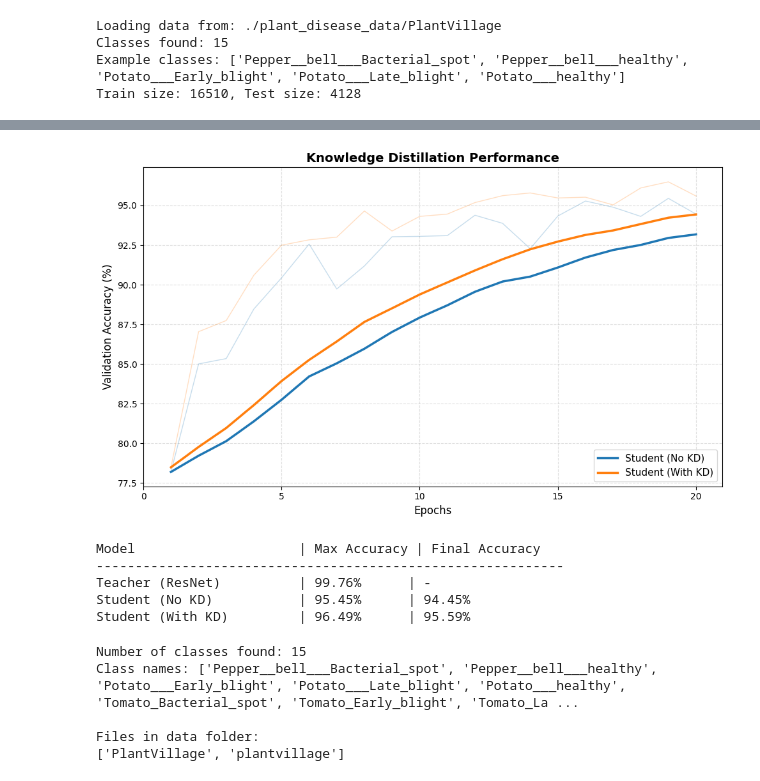
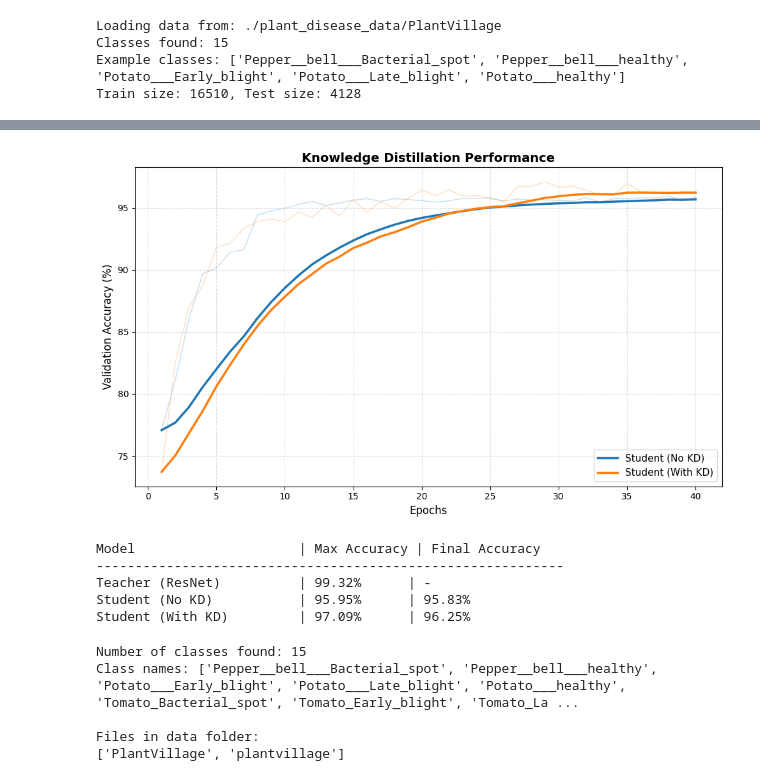
Before and after one commit to SelenArikan/Plant, a Jupyter notebook: Plant.ipynb, the cells around one changed output, grey strips where cells are left out. Saved outputs shown, nothing was run; the diff lists cells and outputs as text; code cells hidden in the pictures.

Commit message:
Epoch güncelleme

```diff
--- a/Plant.ipynb
+++ b/Plant.ipynb
@@ -198,7 +199,7 @@ print("--- Training Teacher (ResNet18 - Full Fine Tuning) ---")
 
 optimizer_teacher = optim.Adam(teacher.parameters(), lr=1e-4)
 criterion_ce = nn.CrossEntropyLoss()
-epochs_teacher = 20
+epochs_teacher = 40
 
 for epoch in range(epochs_teacher):
     loss, acc = train_model(teacher, train_loader, optimizer_teacher, criterion_ce, device)
@@ -227,13 +228,19 @@ Teacher Training Complete. Final Accuracy: 99.76%
 # %%
 student_scratch = StudentCNN(num_classes).to(device)
 optimizer_scratch = optim.Adam(student_scratch.parameters(), lr=0.001)
+scheduler = torch.optim.lr_scheduler.StepLR(optimizer_scratch, step_size=7, gamma=0.1)
+
 criterion_ce = nn.CrossEntropyLoss()
 history_scratch = []
+epochs = 40
 
 for epoch in range(epochs):
     loss, acc = train_model(student_scratch, train_loader, optimizer_scratch, criterion_ce, device)
     val_acc = evaluate_model(student_scratch, test_loader, device)
     history_scratch.append(val_acc)
+
     print(f"Student(No KD) Epoch {epoch+1}/{epochs} | Loss: {loss:.4f} | Train Acc: {acc:.2f}% | Val Acc: {val_acc:.2f}%")
-    scheduler = torch.optim.lr_scheduler.StepLR(optimizer_kd, step_size=7, gamma=0.1)
+
+
+    scheduler.step()
 # %% [output]
@@ -260,13 +264,14 @@ Student(No KD) Epoch 20/20 | Loss: 0.1804 | Train Acc: 94.05% | Val Acc: 94.45%
 # %%
 student_kd = StudentCNN(num_classes).to(device)
 optimizer_kd = optim.Adam(student_kd.parameters(), lr=0.001)
+scheduler = torch.optim.lr_scheduler.StepLR(optimizer_kd, step_size=7, gamma=0.1)
 kd_criterion = DistillationLoss(temperature=4.0, alpha=0.7)
 history_kd = []
+epochs = 40
 
 for epoch in range(epochs):
     loss, acc = train_model(student_kd, train_loader, optimizer_kd, kd_criterion, device, teacher_model=teacher)
     val_acc = evaluate_model(student_kd, test_loader, device)
     history_kd.append(val_acc)
     print(f"Student(KD) Epoch {epoch+1}/{epochs} | Loss: {loss:.4f} | Train Acc: {acc:.2f}% | Val Acc: {val_acc:.2f}%")
-    scheduler = torch.optim.lr_scheduler.StepLR(optimizer_kd, step_size=7, gamma=0.1)
 # %% [output]
@@ -296,47 +298,41 @@ import matplotlib.pyplot as plt
 import numpy as np
 
 def smooth_curve(points, factor=0.85):
-    """
-    Veriyi yumuşatmak için Exponential Moving Average (EMA) uygular.
-    factor: 0.0 ile 1.0 arasında olmalıdır.
-    0.9 çok pürüzsüz yapar, 0.6 daha az pürüzsüz yapar.
-    Akademik grafikler için genelde 0.8 - 0.9 arası kullanılır.
-    """
     smoothed_points = []
     for point in points:
         if smoothed_points:
             previous = smoothed_points[-1]
             smoothed_points.append(previous * factor + point * (1 - factor))
         else:
             smoothed_points.append(point)
     return smoothed_points
 epochs_range = range(1, len(history_scratch) + 1)
 smooth_scratch = smooth_curve(history_scratch, factor=0.85)
 smooth_kd = smooth_curve(history_kd, factor=0.85)
 plt.figure(figsize=(10, 6), dpi=100)
 plt.plot(epochs_range, history_scratch, color='tab:blue', alpha=0.25, linewidth=1)
-plt.plot(epochs_range, history_kd, color='tab:orange', alpha=0.25, linewidth=1
+plt.plot(epochs_range, history_kd, color='tab:orange', alpha=0.25, linewidth=1)
 plt.plot(epochs_range, smooth_scratch, label='Student (No KD)', color='tab:blue', linewidth=2.5)
 plt.plot(epochs_range, smooth_kd, label='Student (With KD)', color='tab:orange', linewidth=2.5)
 plt.title('Knowledge Distillation Performance', fontsize=14, fontweight='bold')
 plt.xlabel('Epochs', fontsize=12)
 plt.ylabel('Validation Accuracy (%)', fontsize=12)
 plt.legend(fontsize=11, loc='lower right')
 plt.grid(True, alpha=0.4, linestyle='--')
 plt.xticks(np.arange(0, len(history_scratch)+1, 5))
 
 plt.tight_layout()
 plt.show()
 print(f"{'Model':<25} | {'Max Accuracy':<10} | {'Final Accuracy':<10}")
 print("-" * 60)
 print(f"{'Teacher (ResNet)':<25} | {evaluate_model(teacher, test_loader, device):.2f}%      | -")
 print(f"{'Student (No KD)':<25} | {max(history_scratch):.2f}%      | {history_scratch[-1]:.2f}%")
 print(f"{'Student (With KD)':<25} | {max(history_kd):.2f}%      | {history_kd[-1]:.2f}%")
 # %% [output]
-[figure, old version]
+[figure, new version]
 Model                     | Max Accuracy | Final Accuracy
 ------------------------------------------------------------
-Teacher (ResNet)          | 99.76%      | -
-Student (No KD)           | 95.45%      | 94.45%
-Student (With KD)         | 96.49%      | 95.59%
+Teacher (ResNet)          | 99.32%      | -
+Student (No KD)           | 95.95%      | 95.83%
+Student (With KD)         | 97.09%      | 96.25%
 # %%
```
Also changed, not shown: parts of 10 cells of this notebook.
